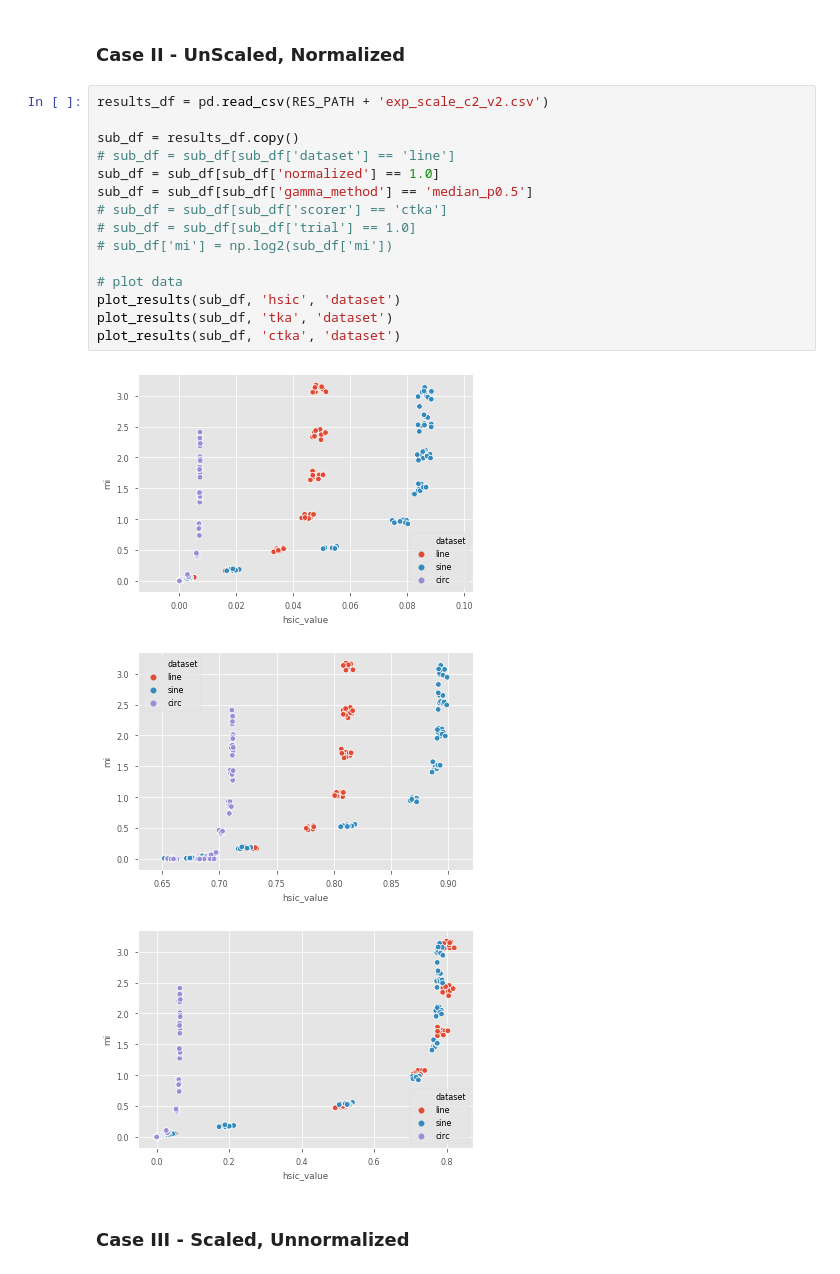
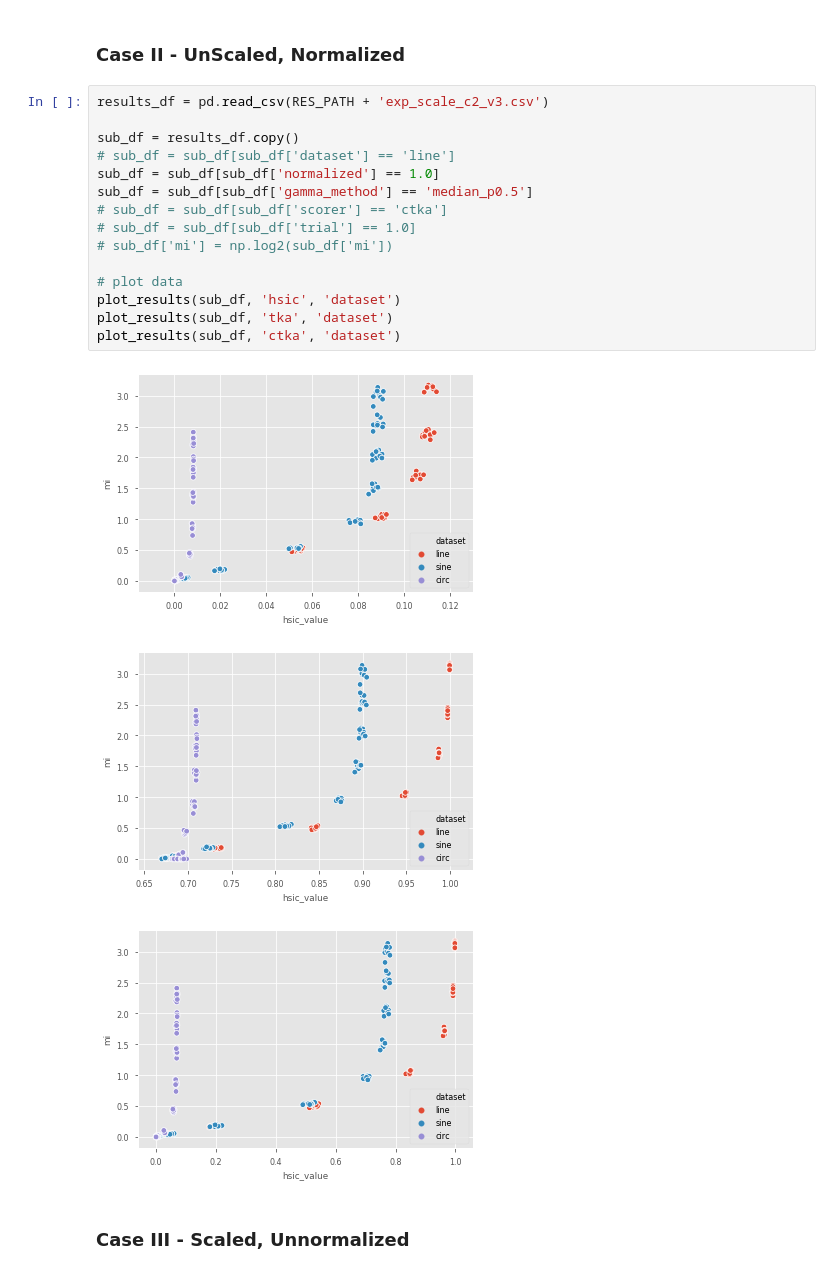
Before and after one commit to jejjohnson/hsic_alignment, a Jupyter notebook: notebooks/3_isotropic_scaling/2.0_scale_viz.ipynb, the cells around one changed output. Cells and saved outputs as stored; diff of their text form.

```diff
--- a/notebooks/3_isotropic_scaling/2.0_scale_viz.ipynb
+++ b/notebooks/3_isotropic_scaling/2.0_scale_viz.ipynb
@@ -157,24 +159,24 @@ results_df.head()
 # %% [markdown]
 ### Case II - UnScaled, Normalized
 # %%
-results_df = pd.read_csv(RES_PATH + 'exp_scale_c2_v2.csv')
+results_df = pd.read_csv(RES_PATH + 'exp_scale_c2_v3.csv')
 
 sub_df = results_df.copy()
 # sub_df = sub_df[sub_df['dataset'] == 'line']
 sub_df = sub_df[sub_df['normalized'] == 1.0]
 sub_df = sub_df[sub_df['gamma_method'] == 'median_p0.5']
 # sub_df = sub_df[sub_df['scorer'] == 'ctka']
 # sub_df = sub_df[sub_df['trial'] == 1.0]
 # sub_df['mi'] = np.log2(sub_df['mi'])
 
 # plot data
 plot_results(sub_df, 'hsic', 'dataset')
 plot_results(sub_df, 'tka', 'dataset')
 plot_results(sub_df, 'ctka', 'dataset')
 # %% [output]
-[figure, old version]
+[figure, new version]
-[figure, old version]
+[figure, new version]
-[figure, old version]
+[figure, new version]
 # %% [markdown]
 ### Case III - Scaled, Unnormalized
 # %%
```
Also changed, not shown: parts of 19 cells of this notebook.
